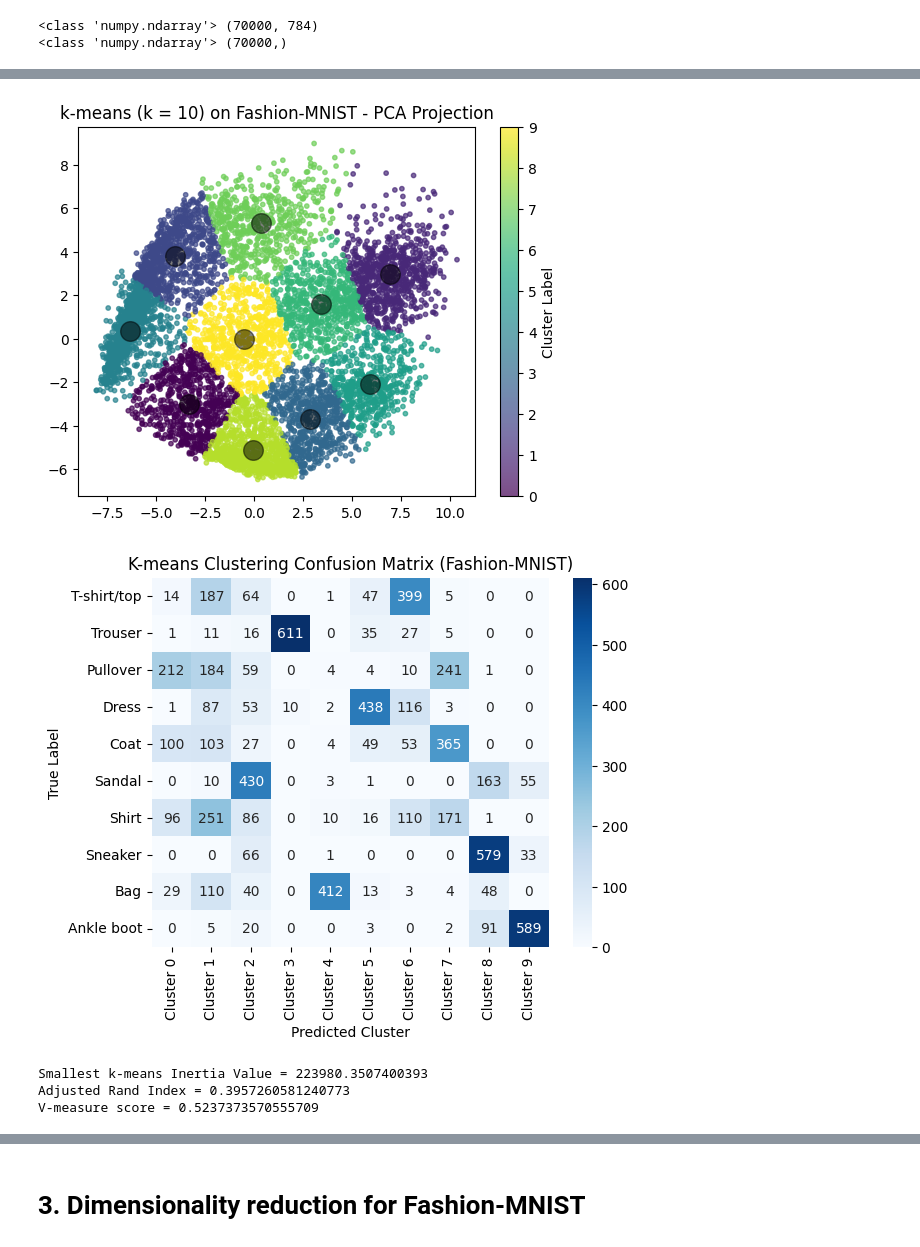
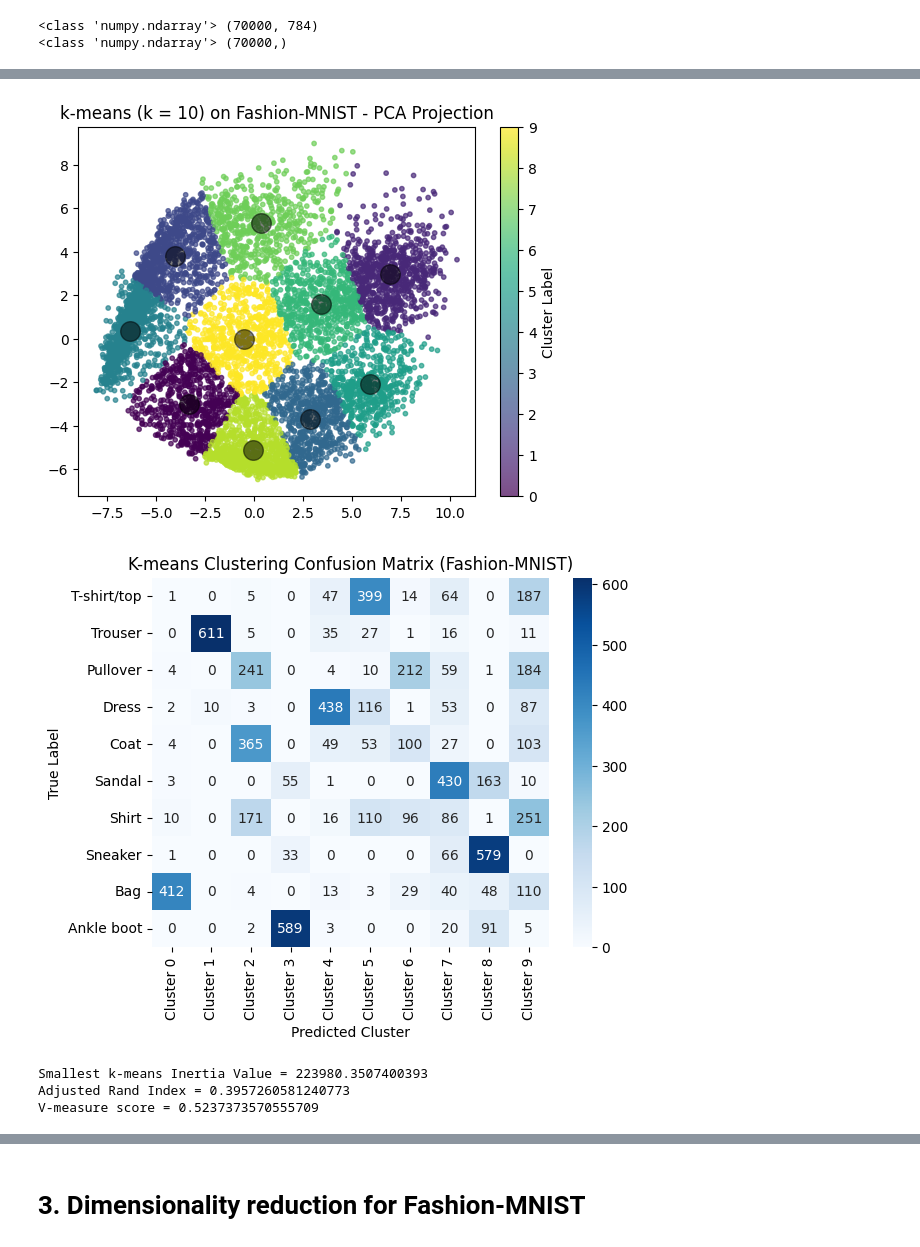
Before and after one commit to Shinyhunter95/math-data-science-course-Project2, a Jupyter notebook: project2.ipynb, the cells around one changed output, grey strips where cells are left out. Saved outputs shown, nothing was run; the diff lists cells and outputs as text; code cells hidden in the pictures.

```diff
--- a/project2.ipynb
+++ b/project2.ipynb
@@ -178,6 +178,7 @@ def find_label_mapping(y_true, y_pred, n_clusters):
     mapping = {cluster_id: true_label for cluster_id, true_label in zip(col_ind, row_ind)}
     return mapping
 
+mapping = find_label_mapping(y_10, kmeans_labels_pca, n_clusters)
 kmeans_labels_mapped = np.array([mapping[label] for label in kmeans_labels])
 
 #Plot the confusion matrix
@@ -186,34 +187,34 @@ cm1 = confusion_matrix(y_10, kmeans_labels_mapped)
 plt.figure()
 sns.heatmap(cm1, annot=True, fmt='d', cmap='Blues',
             xticklabels=[f"Cluster {i}" for i in range(n_clusters)],
             yticklabels=[
                 'T-shirt/top', 'Trouser', 'Pullover', 'Dress', 'Coat',
                 'Sandal', 'Shirt', 'Sneaker', 'Bag', 'Ankle boot'
             ])
 plt.title('K-means Clustering Confusion Matrix (Fashion-MNIST)')
 plt.xlabel('Predicted Cluster')
 plt.ylabel('True Label')
 plt.show()
 
 #Elbow
 inertia = []
 for i in range(1,11):
     kmeans = KMeans(n_clusters=i, random_state=0).fit(X_10_normalized)
     inertia.append(kmeans.inertia_)
 
 print("Smallest k-means Inertia Value =", min(inertia))
 print("Adjusted Rand Index =", adjusted_rand_score(y_10, y_kmeans_F))
 print("V-measure score =",v_measure_score(y_10, y_kmeans_F))
 
 plt.figure()
 plt.plot(range(1,11), inertia, marker='o')
 plt.xlabel('Number of clusters')
 plt.ylabel('Inertia')
 plt.show()
 # %% [output]
 [figure]
 [figure]
-[figure, old version]
+[figure, new version]
 Smallest k-means Inertia Value = 223980.3507400393
 Adjusted Rand Index = 0.3957260581240773
 V-measure score = 0.5237373570555709
```
